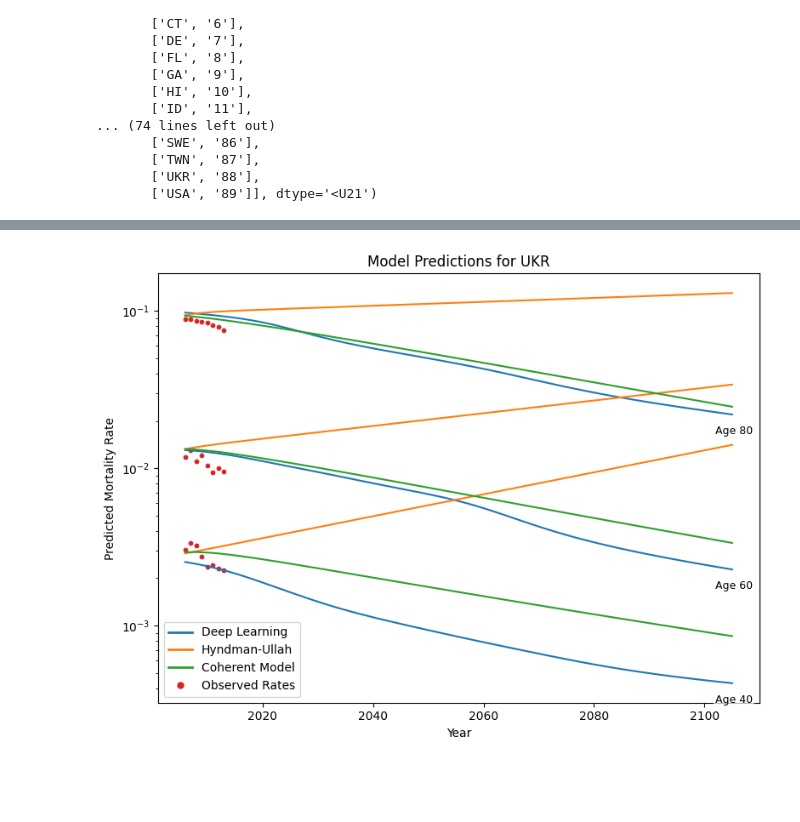
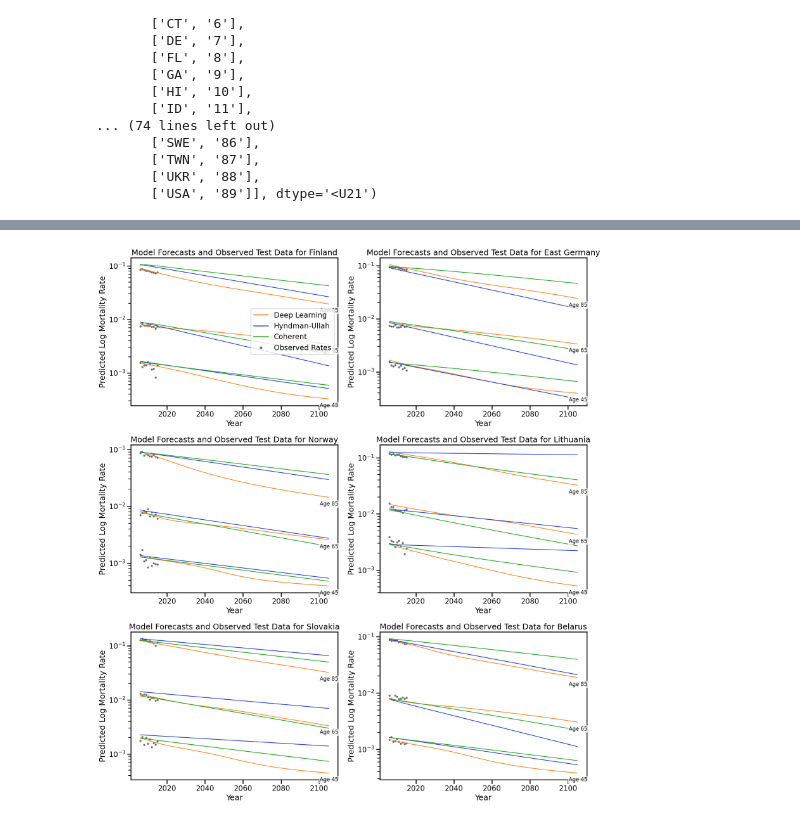
Before and after one commit to paigenpark/deep-mort, a Jupyter notebook: code/supplemental_figures/supplement_figures.ipynb, the cells around one changed output, grey strips where cells are left out. Cells and saved outputs as stored; diff of their text form; code cells hidden in the pictures; blank space fills up the shorter version.

Commit message:
cleaning up benchmark model code

```diff
--- a/code/supplemental_figures/supplement_figures.ipynb
+++ b/code/supplemental_figures/supplement_figures.ipynb
@@ -54,3 +55,7 @@ Actual vs predicted rates
 Long-run forecasts
 # %%
 country_test = np.loadtxt('../../data/country_test.txt')
+country_train = np.loadtxt('../../data/country_training.txt')
+# %%
+all_data = np.concatenate((country_train, country_test), axis=0)
+print(all_data)
@@ -135,5 +143,11 @@ array([['AK', '0'],
        ['USA', '89']], dtype='<U21')
 # %%
 preds_list = [dl_preds_100_year_exp, hu_preds_100_year, coh_preds_100_year, country_test]#, lc_preds_100_year]
-age_list = [80, 60, 40]
-country_list = [88, 89, 59] # Ukraine, US, West Germany
+age_list = [85, 65, 45]
+
+# generate random list of countries to plot
+country_list = []
+random.seed(42)
+for i in range(6):
+    country_list.append(int(np.random.choice(all_data[:, 0])))
+country_list
@@ -198,15 +206,34 @@ import matplotlib.pyplot as plt
 import numpy as np
 from matplotlib.lines import Line2D
 
-colors = plt.cm.tab10.colors
-COUNTRY_IDX = 3
+# Fixed color mapping
+model_colors = {
+    "Deep Learning": "#fd831f",    # orange
+    "Hyndman-Ullah": "#2741d6ff",    # red
+    "Coherent": "#22a522",   # green
+    "Observed Rates": "#6e6c6cf1"    # grey
+}
 
-for country in country_list:
-    fig, ax = plt.subplots(figsize=(8, 6))
+COUNTRY_IDX = 3  # index for observed data
+
+# Create a single figure with 3x2 subplots
+fig, axes = plt.subplots(3, 2, figsize=(16, 18))
+axes = axes.flatten()  # flatten to index subplots easily
+
+models = ['Deep Learning', 'Hyndman-Ullah', 'Coherent']
+
+for idx, country in enumerate(country_list):
+    if idx >= len(axes):  # stop if there are more countries than subplots
+        break
+
+    ax = axes[idx]
 
     # ---- plot lines/scatter ----
     for model_idx, model_preds in enumerate(preds_list):
-        color = colors[model_idx % len(colors)]
+        if model_idx == COUNTRY_IDX:
+            color = model_colors["Observed Rates"]
+        else:
+            color = model_colors[models[model_idx]]
 
         for age_idx, age in enumerate(age_list):
             mask = (
@@ -228,55 +255,60 @@ for country in country_list:
 
     # ---- inline labels underneath the lines ----
     for j, age in enumerate(age_list):
-        placed = False
         for pick_idx in ([0] + [i for i in range(len(preds_list)) if i != 0]):
             mp = preds_list[pick_idx]
             mask = (
                 (mp[:, 1] == 0) &
                 (mp[:, 3] == age) &
                 (mp[:, 0] == country)
             )
             subset = mp[mask]
             if subset.size == 0:
                 continue
 
             order = np.argsort(subset[:, 2])
             x_last = subset[order[-1], 2]
             y_last = subset[order[-1], 4]
 
             # shift label downward in log space (multiplicative)
-            y_offset = y_last * 0.85  # 15% lower
-            # small horizontal jitter to prevent overlap
+            y_offset = y_last * 0.85
             x_offset = x_last + 0.3
 
             ax.annotate(
                 f"Age {int(age)}",
                 xy=(x_offset, y_offset),
                 ha="center",
                 va="top",
-                fontsize=9,
+                fontsize=12,
                 bbox=dict(boxstyle="round,pad=0.15", facecolor="white", alpha=0.7, linewidth=0),
                 clip_on=False,
             )
-            placed = True
             break
 
-    # ---- legend (one entry per model + country data) ----
-    models = ['Deep Learning', 'Hyndman-Ullah', 'Coherent Model']
-    model_handles = [
-        Line2D([], [], color=colors[m % len(colors)], linewidth=2, label=f"{models[m]}")
-        for m in range(len(preds_list)) if m != COUNTRY_IDX
-    ]
-    country_handle = Line2D([], [], color=colors[COUNTRY_IDX % len(colors)],
-                            marker='o', linestyle='None', markersize=5, label="Observed Rates")
-    handles = model_handles + [country_handle]
-    ax.legend(handles=handles, frameon=True)
+    # ---- legend (only on first subplot) ----
+    if idx == 0:
+        model_handles = [
+            Line2D([], [], color=model_colors[m], linewidth=2, label=m)
+            for m in models
+        ]
+        country_handle = Line2D([], [], color=model_colors["Observed Rates"],
+                                marker='o', linestyle='None', markersize=5, label="Observed Rates")
+        handles = model_handles + [country_handle]
+        ax.legend(handles=handles, frameon=True)
 
-    ax.set_title(f"Model Predictions for {geos[geos[:,1]==str(country), 0][0]}")
+    # ---- axis labels and scale ----
+    country_names = ['Finland', 'East Germany', 'Norway', 'Lithuania', 'Slovakia', 'Belarus']
+    ax.set_title(f"Model Forecasts and Observed Test Data for {country_names[idx]}")
     ax.set_xlabel("Year")
-    ax.set_ylabel("Predicted Mortality Rate")
+    ax.set_ylabel("Predicted Log Mortality Rate")
     ax.set_yscale("log")
-    fig.tight_layout()
-    plt.show()
+
+# Hide any unused subplots
+for ax in axes[len(country_list):]:
+    ax.axis('off')
+
+fig.tight_layout()
+plt.savefig("model_predictions_by_country.pdf", dpi=300)
+plt.show()
 # %% [output]
-[figure, old version]
+[figure, new version]
```
Also changed, not shown: parts of 9 cells of this notebook, 4 other files.
